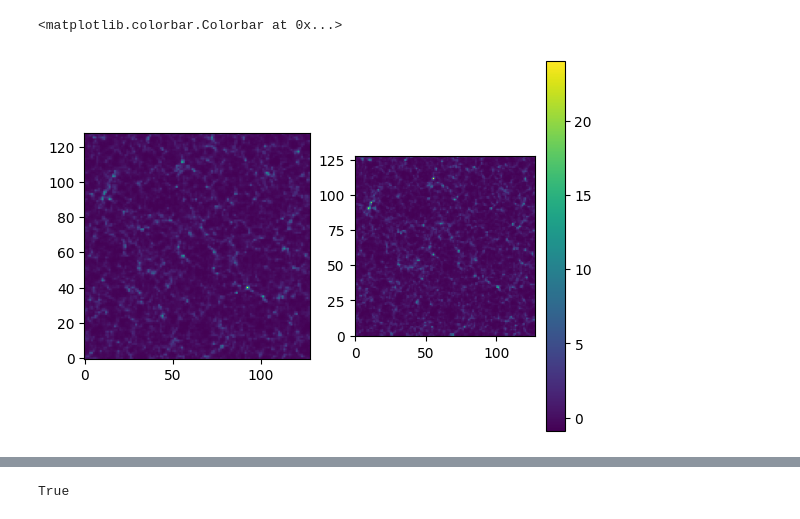
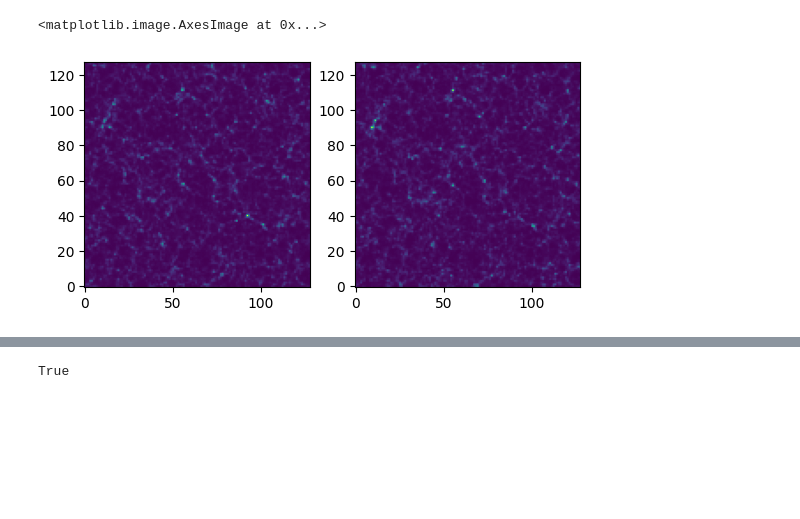
Before and after one commit to shivampcosmo/CHARM_old, a Jupyter notebook: nf/process_density_halo_NGP.ipynb, the cells around one changed output, grey strips where cells are left out. Cells and saved outputs as stored; diff of their text form; code cells hidden in the pictures; blank space fills up the shorter version.

```diff
--- a/nf/process_density_halo_NGP.ipynb
+++ b/nf/process_density_halo_NGP.ipynb
@@ -132,5 +204,5 @@ def cic(coords, boxsize, Ngrid, ndim):
 # %%
-root = '/mnt/home/spandey/ceph/Quijote/fiducial_new/Snapshots'
+root = '/mnt/home/spandey/ceph/Quijote/fiducial_HR_new/Snapshots'
 ji = 0
 snapnum = 4
 snapshot = '%s/%d/snapdir_%03d/snap_%03d'%(root,ji,snapnum,snapnum)
@@ -138,7 +210,7 @@ ptypes       = [1]
 grid         = 128
 BoxSize = 1000.0 #Mpc/h ; size of box
 pos = readgadget.read_block(snapshot, "POS ", ptypes)/1e3 #positions in Mpc/h
-df_uniform_cic_jax = cic(jnp.array(pos), BoxSize, grid, 3)
+df_uniform_cic_jax = cic_splitsuboxes(jnp.array(pos), BoxSize, grid, 3)
 df_uniform_cic_jax = np.array(df_uniform_cic_jax/np.mean(df_uniform_cic_jax)-1.0)
 # %%
 df_cic = MASL.density_field_gadget(snapshot, ptypes, grid, MAS='CIC',
@@ -159,13 +231,13 @@ pl.scatter(df_pylians_cic.flatten()[::100], df_uniform_cic_jax.flatten()[::100],
 # %%
 pl.figure()
 pl.subplot(121)
 pl.imshow(df_pylians_cic[:,:,0], origin='lower')
 pl.subplot(122)
 pl.imshow(df_uniform_cic_jax[:,:,0], origin='lower')
-pl.colorbar()
+# pl.colorbar()
 # %% [output]
-<matplotlib.colorbar.Colorbar at 0x...>
+<matplotlib.image.AxesImage at 0x...>
-[figure, old version]
+[figure, new version]
 # %%
 # %pip install Pylians
 from tqdm import tqdm
```
Also changed, not shown: parts of 8 cells of this notebook, 21 other files.
